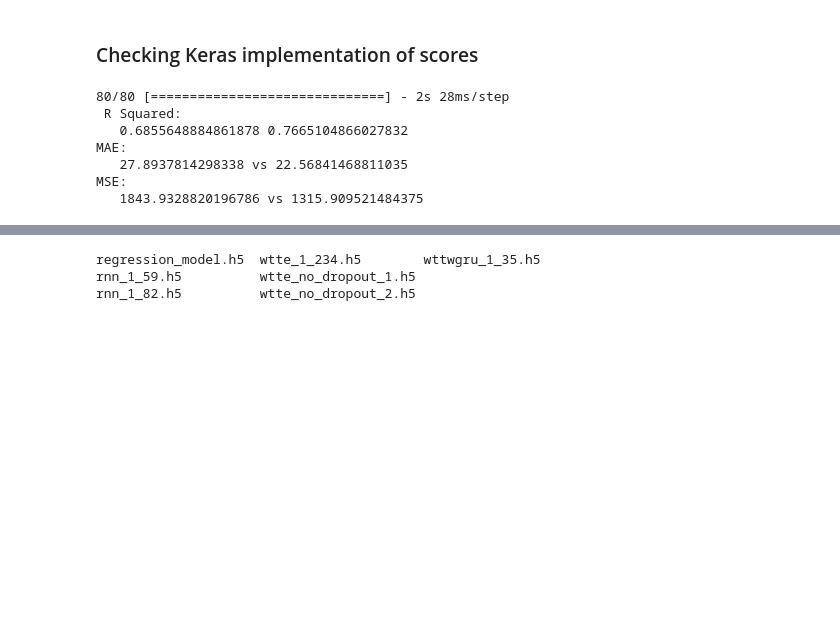
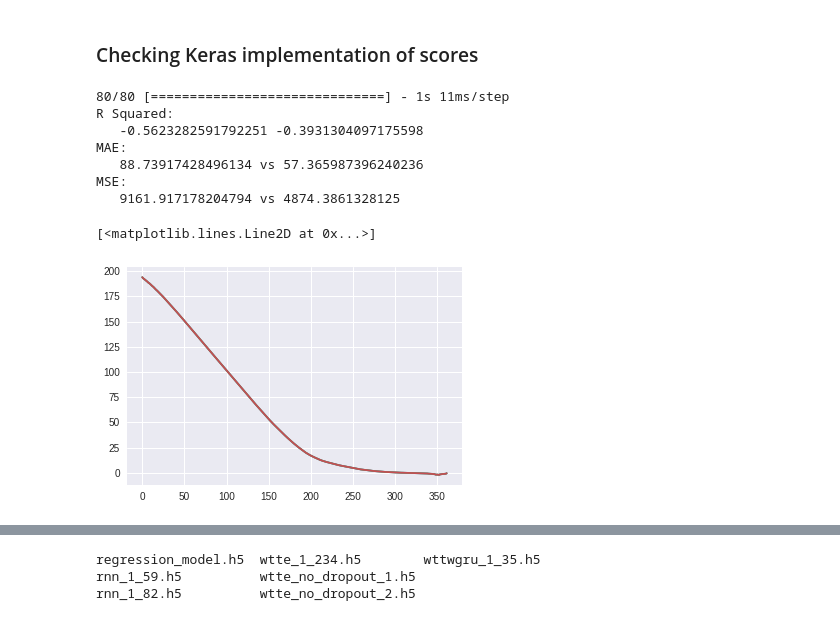
Before and after one commit to Manelmc/rnn-time-to-event, a Jupyter notebook: Turbofan Engine/predictive-maintenance-turbofan-engine.ipynb, the cells around one changed output, grey strips where cells are left out. Saved outputs shown, nothing was run; the diff lists cells and outputs as text; code cells hidden in the pictures; blank space fills up the shorter version.

```diff
--- a/Turbofan Engine/predictive-maintenance-turbofan-engine.ipynb
+++ b/Turbofan Engine/predictive-maintenance-turbofan-engine.ipynb
@@ -289,22 +291,30 @@ plt.plot(history.history["val_loss"])
 # %%
 from sklearn.metrics import mean_squared_error, mean_absolute_error, r2_score
 y_pred = model.predict(test_X)
-val_mse, val_mae, val_r2 = model.evaluate(train_X, train_Y.reshape(80, 362))
+val_mse, val_mae, val_r2 = model.evaluate(train_X, train_Y)
 
 print "R Squared:\n  ", r2_score(test_Y.flatten(), y_pred.flatten()), val_r2
 print "MAE:\n  ", mean_absolute_error(test_Y.flatten(), y_pred.flatten()), "vs", val_mae
 print "MSE:\n  ", mean_squared_error(test_Y.flatten(), y_pred.flatten()), "vs", val_mse
 # %% [output]
-80/80 [==============================] - 2s 28ms/step
- R Squared:
-   0.6855648884861878 0.7665104866027832
+80/80 [==============================] - 1s 11ms/step
+R Squared:
+   -0.5623282591792251 -0.3931304097175598
 MAE:
-   27.8937814298338 vs 22.56841468811035
+   88.73917428496134 vs 57.365987396240236
 MSE:
-   1843.9328820196786 vs 1315.909521484375
+   9161.917178204794 vs 4874.3861328125
 # %%
 train_X_batch_lengths = map(lambda x: x[~np.all(x == 0, axis=1)].shape[0], train_X)
 batch_weights = np.array([[1.]*batch_len + [0.]*(max_batch_len - batch_len) for batch_len in train_X_batch_lengths])
+# %%
+y_pred = model.predict(train_X)
+plt.plot(y_pred[0])
+plt.plot(y_pred[5])
+plt.plot(y_pred[10])
+# %% [output]
+[<matplotlib.lines.Line2D at 0x...>]
+[figure, added]
 # %%
 %matplotlib inline
 # To validate we remove the right padding
```
Also changed, not shown: parts of 28 cells of this notebook.
